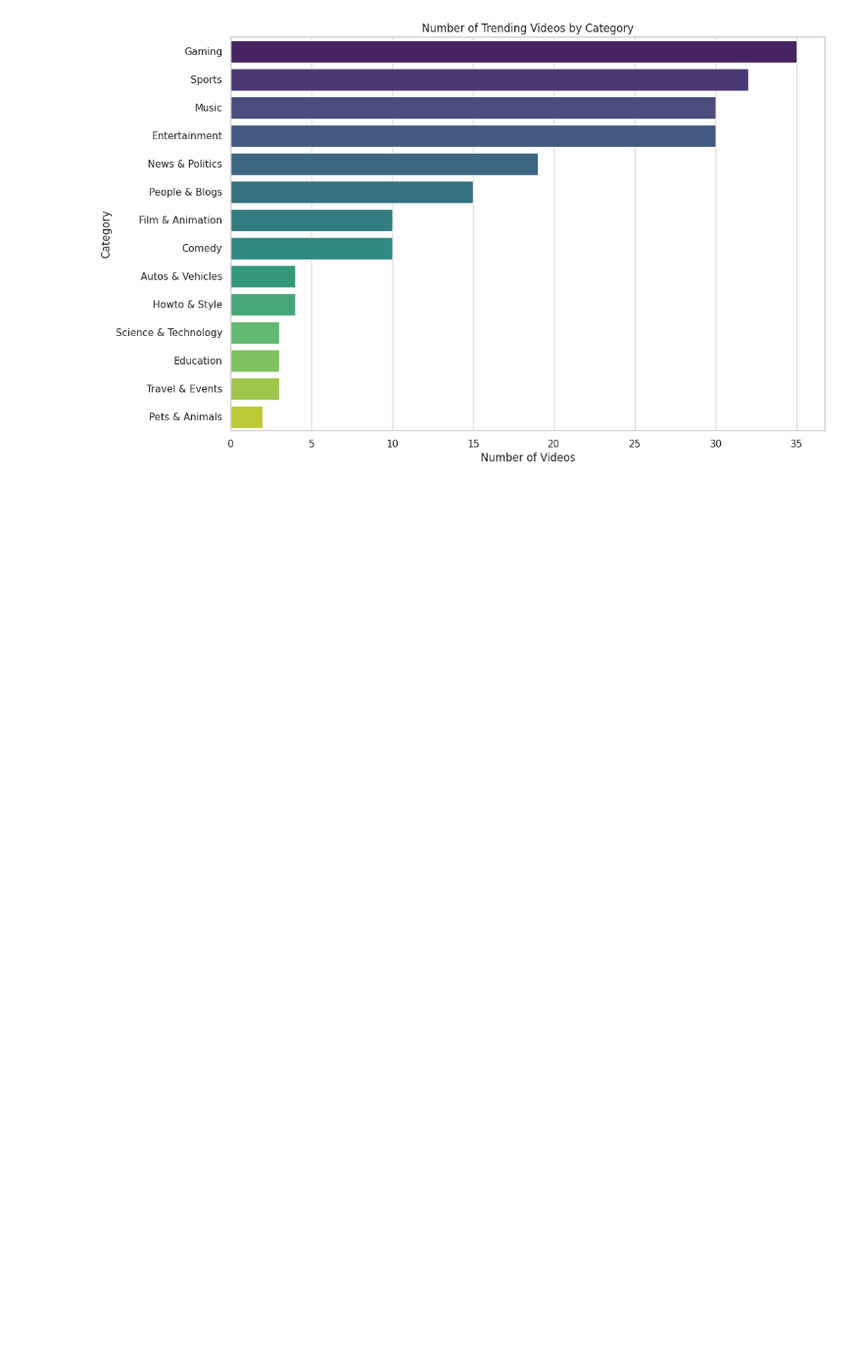
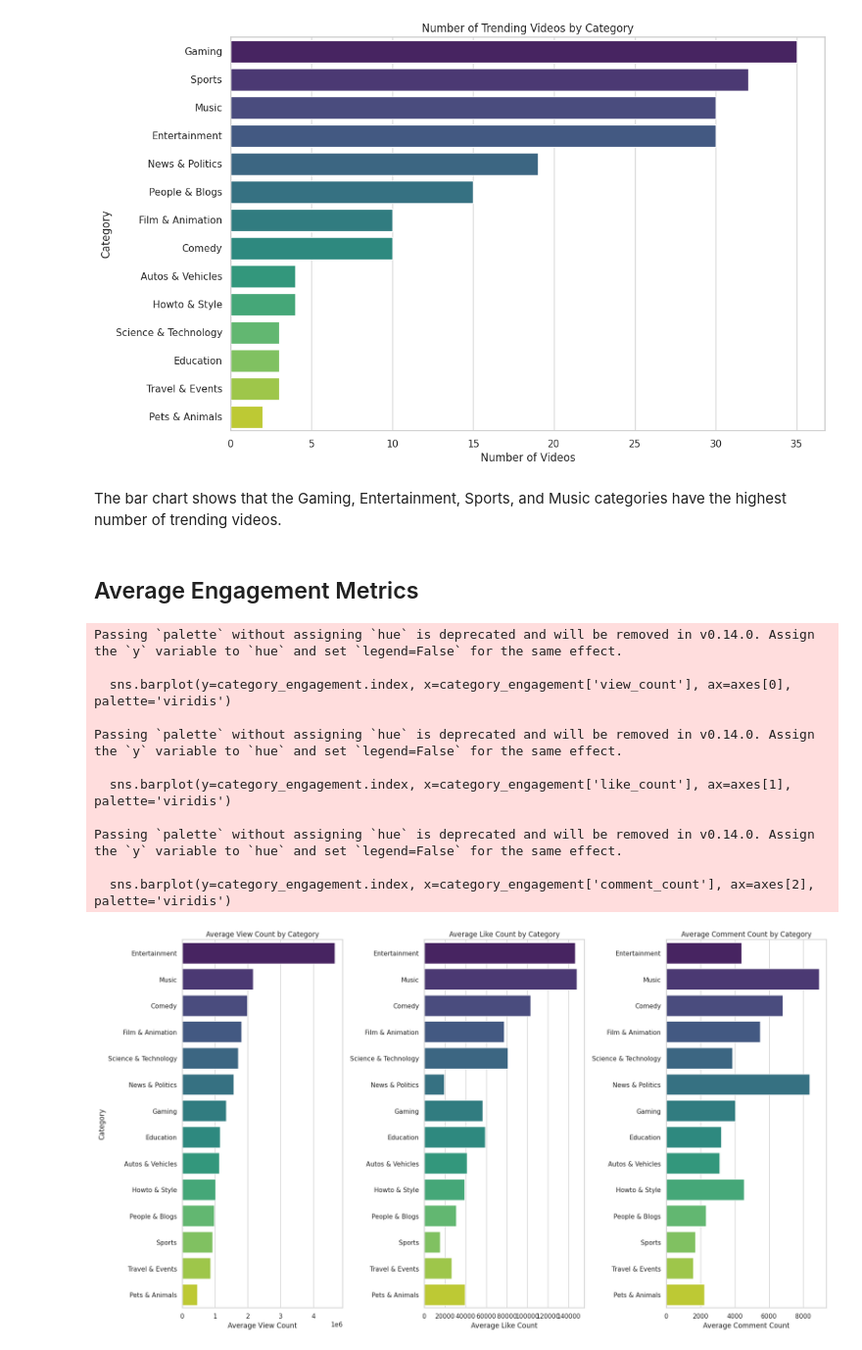
Before and after one commit to ARYAA98/Youtube-Data-Analysis, a Jupyter notebook: YoutubeDataAnalysis.ipynb, the cells around one changed output. Shown: that part at 98% size. Drawn from its saved outputs; the diff is of its cells as text; code cells hidden in the pictures; blank space fills up the shorter version.

Commit message:
Average Engagement metrics

```diff
--- a/YoutubeDataAnalysis.ipynb
+++ b/YoutubeDataAnalysis.ipynb
@@ -274,3 +274,46 @@ Passing `palette` without assigning `hue` is deprecated and will be removed in v
 
   sns.countplot(y=trending_videos['category_name'], order=trending_videos['category_name'].value_counts().index, palette='viridis')
 [figure]
+# %% [markdown]
+The bar chart shows that the Gaming, Entertainment, Sports, and Music categories have the highest number of trending videos.
+# %% [markdown]
+## Average Engagement Metrics
+# %%
+# average engagement metrics by category
+category_engagement = trending_videos.groupby('category_name')[['view_count', 'like_count', 'comment_count']].mean().sort_values(by='view_count', ascending=False)
+
+fig, axes = plt.subplots(1, 3, figsize=(18, 10))
+
+# view count by category
+sns.barplot(y=category_engagement.index, x=category_engagement['view_count'], ax=axes[0], palette='viridis')
+axes[0].set_title('Average View Count by Category')
+axes[0].set_xlabel('Average View Count')
+axes[0].set_ylabel('Category')
+
+# like count by category
+sns.barplot(y=category_engagement.index, x=category_engagement['like_count'], ax=axes[1], palette='viridis')
+axes[1].set_title('Average Like Count by Category')
+axes[1].set_xlabel('Average Like Count')
+axes[1].set_ylabel('')
+
+# comment count by category
+sns.barplot(y=category_engagement.index, x=category_engagement['comment_count'], ax=axes[2], palette='viridis')
+axes[2].set_title('Average Comment Count by Category')
+axes[2].set_xlabel('Average Comment Count')
+axes[2].set_ylabel('')
+
+plt.tight_layout()
+plt.show()
+# %% [output]
+Passing `palette` without assigning `hue` is deprecated and will be removed in v0.14.0. Assign the `y` variable to `hue` and set `legend=False` for the same effect.
+
+  sns.barplot(y=category_engagement.index, x=category_engagement['view_count'], ax=axes[0], palette='viridis')
+
+Passing `palette` without assigning `hue` is deprecated and will be removed in v0.14.0. Assign the `y` variable to `hue` and set `legend=False` for the same effect.
+
+  sns.barplot(y=category_engagement.index, x=category_engagement['like_count'], ax=axes[1], palette='viridis')
+
+Passing `palette` without assigning `hue` is deprecated and will be removed in v0.14.0. Assign the `y` variable to `hue` and set `legend=False` for the same effect.
+
+  sns.barplot(y=category_engagement.index, x=category_engagement['comment_count'], ax=axes[2], palette='viridis')
+[figure, added]
```
Also changed, not shown: parts of 1 cell of this notebook.
